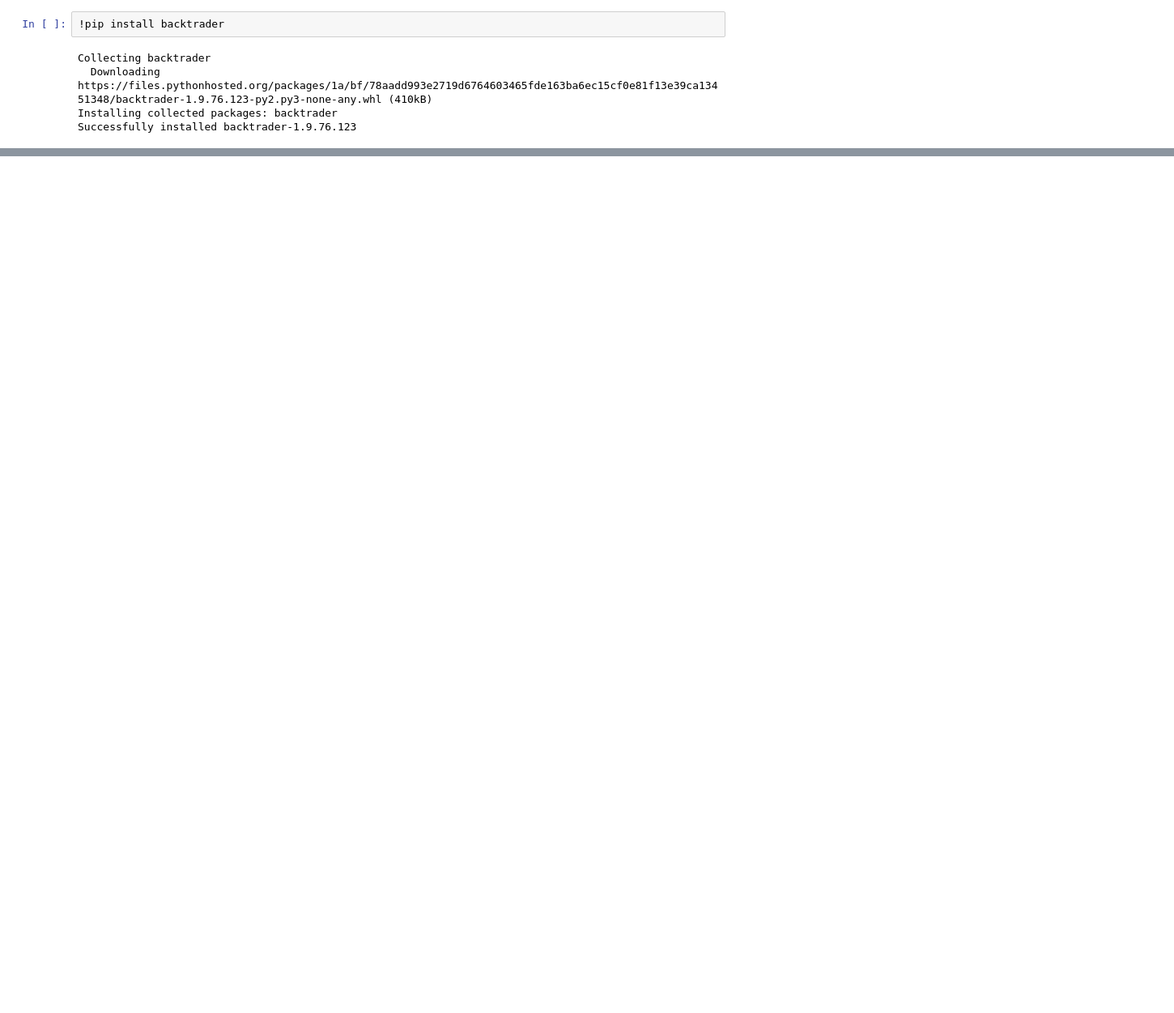
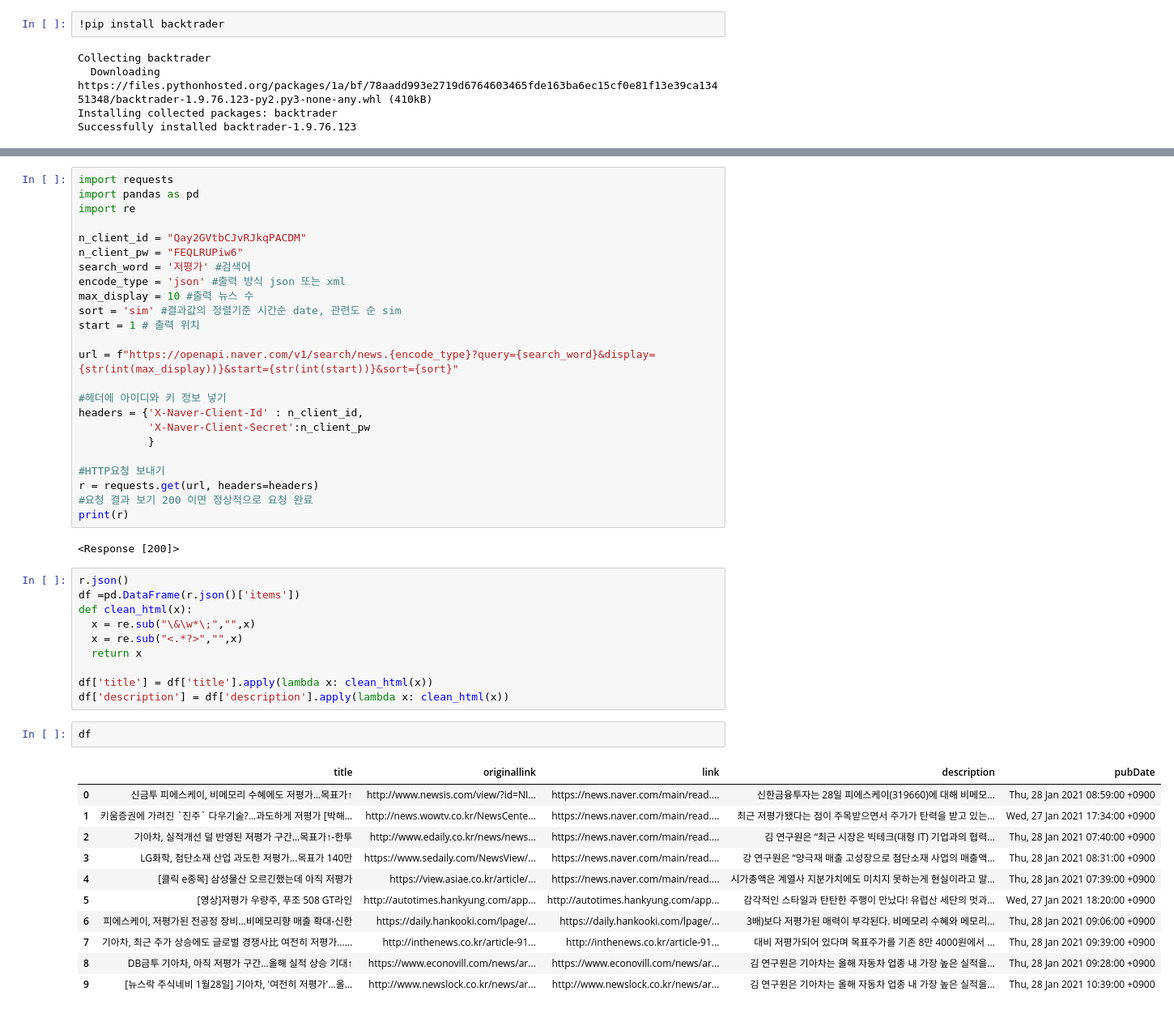
Before and after one commit to ppijbb/Keras_jupyter, a Jupyter notebook: Financial.ipynb, the cells around one changed output, grey strips where cells are left out. Shown at 81% size. Drawn from its saved outputs; the diff is of its cells as text; blank space fills up the shorter version.

```diff
--- a/Financial.ipynb
+++ b/Financial.ipynb
@@ -250,3 +250,53 @@ cerebro.plot() # 그래프로 보여주기
 [interactive output not drawn]
 [[<Figure size 432x288 with 4 Axes>]]
 [figure]
+# %%
+import requests
+import pandas as pd
+import re
+
+n_client_id = "Qay2GVtbCJvRJkqPACDM"
+n_client_pw = "FEQLRUPiw6"
+search_word = '저평가' #검색어
+encode_type = 'json' #출력 방식 json 또는 xml
+max_display = 10 #출력 뉴스 수
+sort = 'sim' #결과값의 정렬기준 시간순 date, 관련도 순 sim
+start = 1 # 출력 위치
+
+url = f"https://openapi.naver.com/v1/search/news.{encode_type}?query={search_word}&display={str(int(max_display))}&start={str(int(start))}&sort={sort}"
+
+#헤더에 아이디와 키 정보 넣기
+headers = {'X-Naver-Client-Id' : n_client_id,
+           'X-Naver-Client-Secret':n_client_pw
+           }
+
+#HTTP요청 보내기
+r = requests.get(url, headers=headers)
+#요청 결과 보기 200 이면 정상적으로 요청 완료
+print(r)
+# %% [output]
+<Response [200]>
+# %%
+r.json()
+df =pd.DataFrame(r.json()['items'])
+def clean_html(x):
+  x = re.sub("\&\w*\;","",x)
+  x = re.sub("<.*?>","",x)
+  return x
+
+df['title'] = df['title'].apply(lambda x: clean_html(x))
+df['description'] = df['description'].apply(lambda x: clean_html(x))
+# %%
+df
+# %% [output]
+|  | title | originallink | link | description | pubDate |
+| 0 | 신금투 피에스케이, 비메모리 수혜에도 저평가…목표가↑ | http://www.newsis.com/view/?id=NI... | https://news.naver.com/main/read.... | 신한금융투자는 28일 피에스케이(319660)에 대해 비메모... | Thu, 28 Jan 2021 08:59:00 +0900 |
+| 1 | 키움증권에 가려진 `진주` 다우기술?…과도하게 저평가 [박해... | http://news.wowtv.co.kr/NewsCente... | https://news.naver.com/main/read.... | 최근 저평가됐다는 점이 주목받으면서 주가가 탄력을 받고 있는... | Wed, 27 Jan 2021 17:34:00 +0900 |
+| 2 | 기아차, 실적개선 덜 반영된 저평가 구간…목표가↑-한투 | http://www.edaily.co.kr/news/news... | https://news.naver.com/main/read.... | 김 연구원은 “최근 시장은 빅테크(대형 IT) 기업과의 협력... | Thu, 28 Jan 2021 07:40:00 +0900 |
+| 3 | LG화학, 첨단소재 산업 과도한 저평가...목표가 140만 | https://www.sedaily.com/NewsView/... | https://news.naver.com/main/read.... | 강 연구원은 “양극재 매출 고성장으로 첨단소재 사업의 매출액... | Thu, 28 Jan 2021 08:31:00 +0900 |
+| 4 | [클릭 e종목] 삼성물산 오르긴했는데 아직 저평가 | https://view.asiae.co.kr/article/... | https://news.naver.com/main/read.... | 시가총액은 계열사 지분가치에도 미치지 못하는게 현실이라고 말... | Thu, 28 Jan 2021 07:39:00 +0900 |
+| 5 | [영상]저평가 우량주, 푸조 508 GT라인 | http://autotimes.hankyung.com/app... | http://autotimes.hankyung.com/app... | 감각적인 스타일과 탄탄한 주행이 만났다! 유럽산 세단의 멋과... | Wed, 27 Jan 2021 18:20:00 +0900 |
+| 6 | 피에스케이, 저평가된 전공정 장비…비메모리향 매출 확대-신한 | https://daily.hankooki.com/lpage/... | https://daily.hankooki.com/lpage/... | 3배)보다 저평가된 매력이 부각된다. 비메모리 수혜와 메모리... | Thu, 28 Jan 2021 09:06:00 +0900 |
+| 7 | 기아차, 최근 주가 상승에도 글로벌 경쟁사比 여전히 저평가…... | http://inthenews.co.kr/article-91... | http://inthenews.co.kr/article-91... | 대비 저평가되어 있다며 목표주가를 기존 8만 4000원에서 ... | Thu, 28 Jan 2021 09:39:00 +0900 |
+| 8 | DB금투 기아차, 아직 저평가 구간…올해 실적 상승 기대↑ | https://www.econovill.com/news/ar... | https://www.econovill.com/news/ar... | 김 연구원은 기아차는 올해 자동차 업종 내 가장 높은 실적을... | Thu, 28 Jan 2021 09:28:00 +0900 |
+| 9 | [뉴스락 주식네비 1월28일] 기아차, '여전히 저평가'…올... | http://www.newslock.co.kr/news/ar... | http://www.newslock.co.kr/news/ar... | 김 연구원은 기아차는 올해 자동차 업종 내 가장 높은 실적을... | Thu, 28 Jan 2021 10:39:00 +0900 |
```
